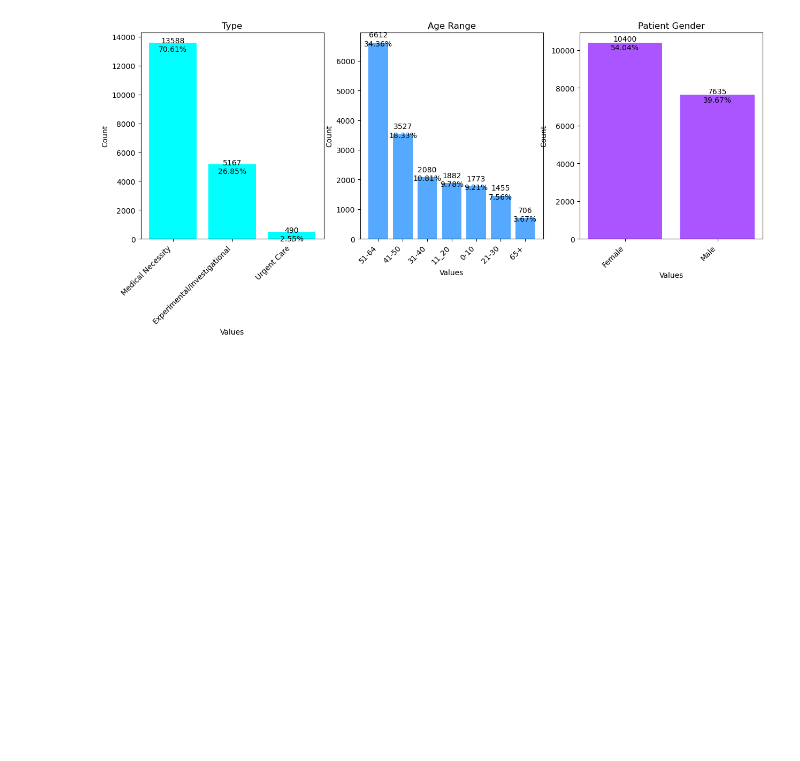
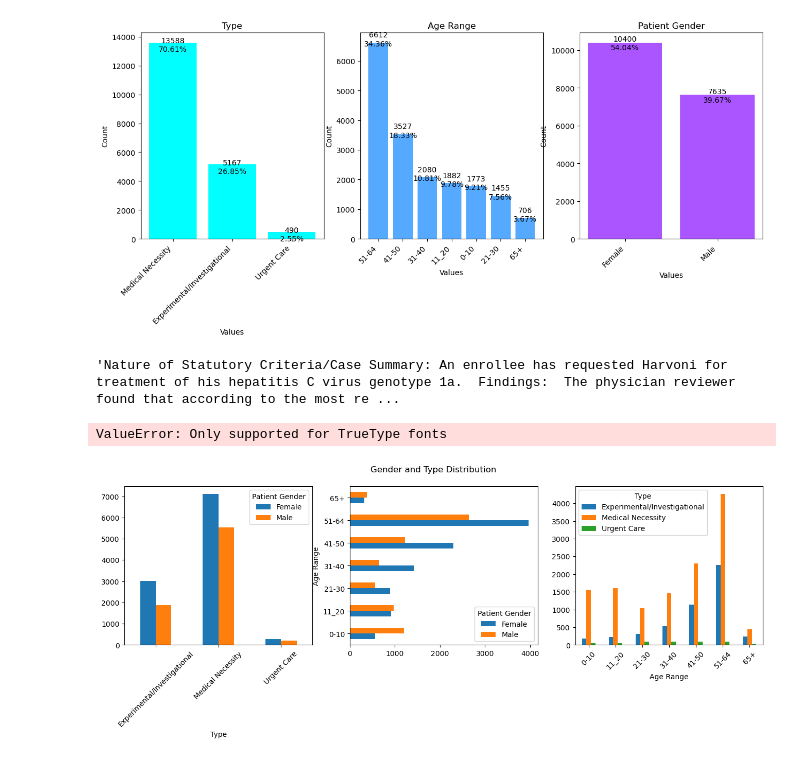
Before and after one commit to rohitkadam1410/Data-Scinence-Projects, a Jupyter notebook: Independent medical review dataset/EDA_independent_medical_review.ipynb, the cells around one changed output. Saved outputs shown, nothing was run; the diff lists cells and outputs as text; code cells hidden in the pictures; blank space fills up the shorter version.

Commit message:
gender wise distribution

```diff
--- a/Independent medical review dataset/EDA_independent_medical_review.ipynb
+++ b/Independent medical review dataset/EDA_independent_medical_review.ipynb
@@ -158,3 +158,8 @@ for i, col in enumerate(cate_columns):
 plt.show()
 # %% [output]
 [figure]
+# %%
+from wordcloud import WordCloud, STOPWORDS
+df['Findings'][0]
+# %% [output]
+'Nature of Statutory Criteria/Case Summary: An enrollee has requested Harvoni for treatment of his hepatitis C virus genotype 1a.  Findings:  The physician reviewer found that according to the most re ...
@@ -160,0 +173,29 @@ plt.show()
+# %%
+wordclouds = WordCloud(stopwords=STOPWORDS,
+                      collocations=False,
+                      background_color ='white',
+                      min_font_size = 0.01,
+                     mask=background).generate(word_string)
+plt.subplots(figsize=(10,10))
+plt.clf()
+plt.imshow(wordcloud)
+plt.axis('off')
+plt.show()
+# %% [output]
+ValueError: Only supported for TrueType fonts
+# %%
+fig, ax = plt.subplots(1,3)
+fig.set_size_inches(16,4)
+
+fig.suptitle('Gender and Type Distribution')
+
+d = df.groupby([ 'Type','Patient Gender']).size()
+p = d.unstack(level=1).plot(kind='bar', ax=ax[0],rot=45,fontsize=10)
+
+d = df.groupby(['Age Range','Patient Gender']).size()
+p = d.unstack(level=1).plot(kind='barh', ax=ax[1],fontsize=10)
+
+d = df.groupby(['Age Range','Type',]).size()
+p = d.unstack(level=1).plot(kind='bar', ax=ax[2],rot=45,fontsize=10)
+# %% [output]
+[figure, added]
```
Also changed, not shown: parts of 3 cells of this notebook.
